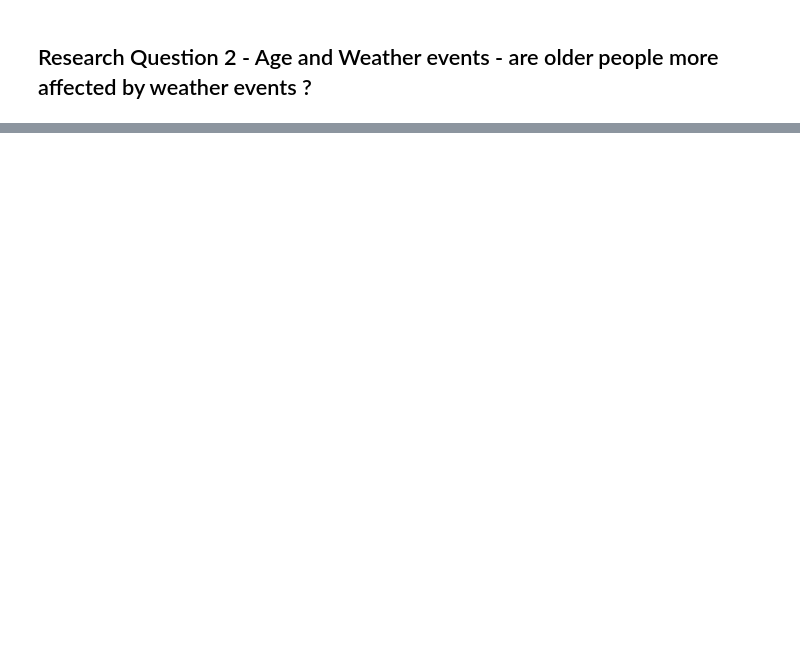
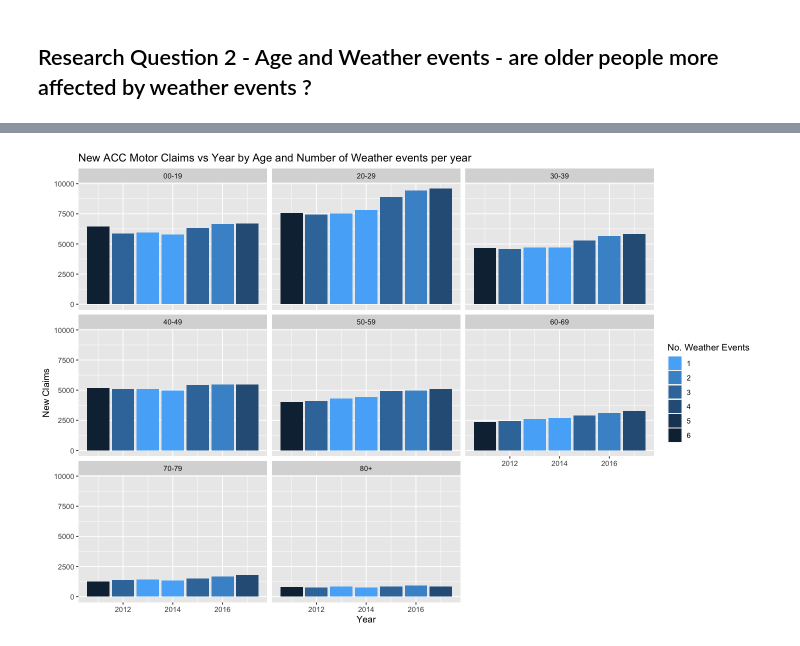
Before and after one commit to oscar-uc/DATA244_group_project, a Jupyter notebook: Joining/Joining.ipynb, the cells around one changed output, grey strips where cells are left out. Cells and saved outputs as stored; diff of their text form; code cells hidden in the pictures; blank space fills up the shorter version.

```diff
--- a/Joining/Joining.ipynb
+++ b/Joining/Joining.ipynb
@@ -300,0 +285,13 @@ Warning message:
+# %%
+# Plot new_claims by year for each age range and colour by number of weather events for particular years.
+weather_age_plot <- weather_age_joined %>%
+  ggplot(aes(year, New_claims, group = age, fill = n_event)) +
+    geom_col() +
+    facet_wrap(~ age)+
+    labs(x="Year", y="New Claims", title = "New ACC Motor Claims vs Year by Age and Number of Weather events per year")+
+    guides(fill=guide_legend(title="No. Weather Events"))+
+    scale_fill_continuous(high = "#132B43", low = "#56B1F7")
+
+weather_age_plot
+# %% [output]
+[figure, added]
```
Also changed, not shown: parts of 27 cells of this notebook, 5 other files.
